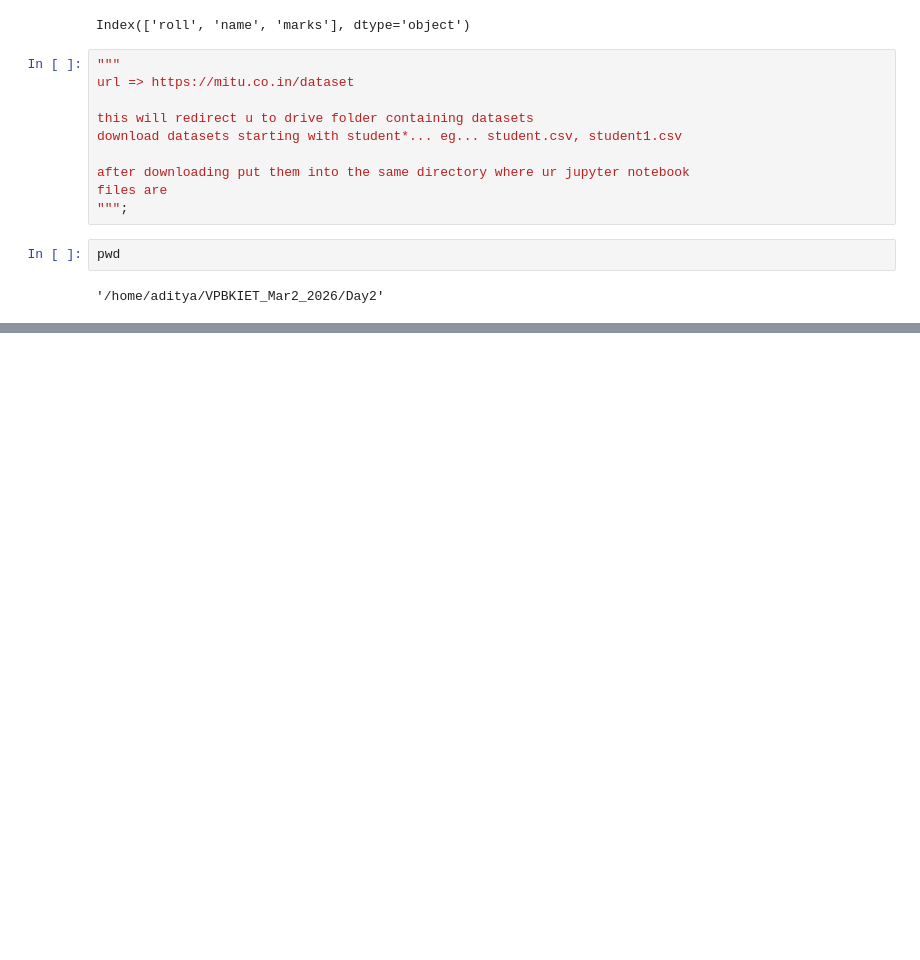
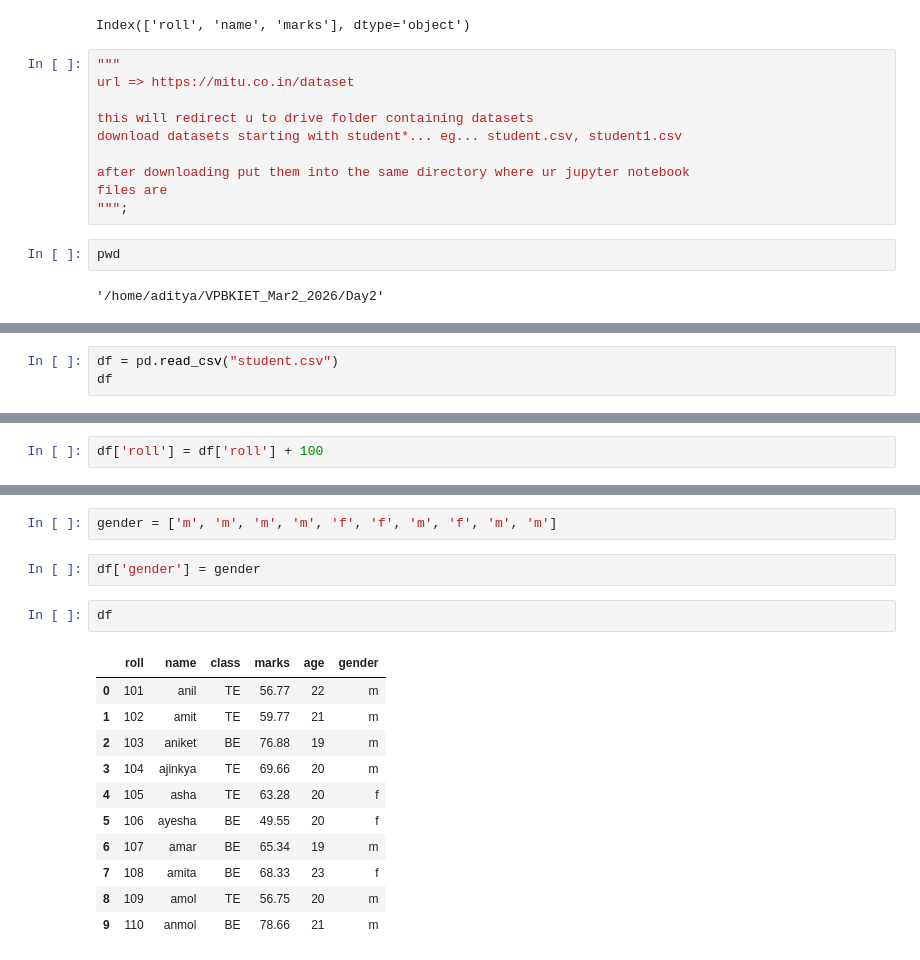
Before and after one commit to AdityaThakare72/VPBKIET_MAR2-6, a Jupyter notebook: Day2/pandas_da_mar3.ipynb, the cells around one changed output, grey strips where cells are left out. Cells and saved outputs as stored; diff of their text form; blank space fills up the shorter version.

```diff
--- a/Day2/pandas_da_mar3.ipynb
+++ b/Day2/pandas_da_mar3.ipynb
@@ -77,0 +151,3 @@ pwd
+# %%
+df = pd.read_csv("student.csv")
+df
@@ -77,0 +443,2 @@ pwd
+# %%
+df['roll'] = df['roll'] + 100
@@ -77,0 +459,18 @@ pwd
+# %%
+gender = ['m', 'm', 'm', 'm', 'f', 'f', 'm', 'f', 'm', 'm']
+# %%
+df['gender'] = gender
+# %%
+df
+# %% [output]
+|  | roll | name | class | marks | age | gender |
+| 0 | 101 | anil | TE | 56.77 | 22 | m |
+| 1 | 102 | amit | TE | 59.77 | 21 | m |
+| 2 | 103 | aniket | BE | 76.88 | 19 | m |
+| 3 | 104 | ajinkya | TE | 69.66 | 20 | m |
+| 4 | 105 | asha | TE | 63.28 | 20 | f |
+| 5 | 106 | ayesha | BE | 49.55 | 20 | f |
+| 6 | 107 | amar | BE | 65.34 | 19 | m |
+| 7 | 108 | amita | BE | 68.33 | 23 | f |
+| 8 | 109 | amol | TE | 56.75 | 20 | m |
+| 9 | 110 | anmol | BE | 78.66 | 21 | m |
```
Also changed, not shown: parts of 38 cells of this notebook.
